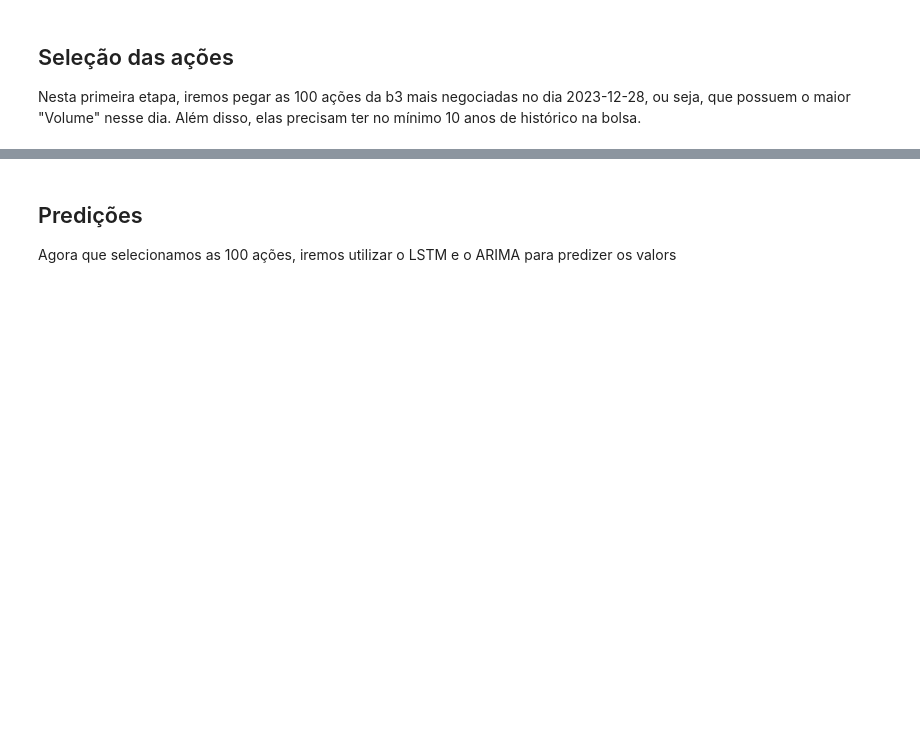
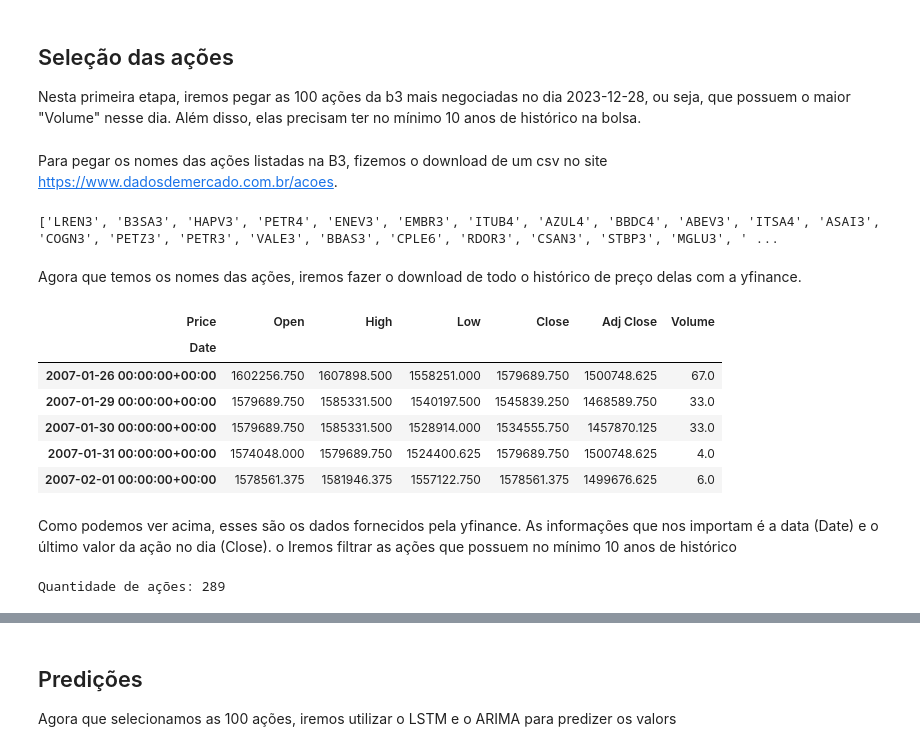
Before and after one commit to KayoRBC/TCC, a Jupyter notebook: notebook.ipynb, the cells around one changed output, grey strips where cells are left out. Drawn from its saved outputs; the diff is of its cells as text; code cells hidden in the pictures; blank space fills up the shorter version.

```diff
--- a/notebook.ipynb
+++ b/notebook.ipynb
@@ -62,22 +103,66 @@ def somar_um_dia(date: str) -> str:
+# %% [markdown]
+Para pegar os nomes das ações listadas na B3, fizemos o download de um csv no site https://www.dadosdemercado.com.br/acoes.
 # %%
 def get_b3_ticker_symbols() -> list:
-  """
-  download do csv nesse link: https://www.dadosdemercado.com.br/acoes
-  """
-  tickers_df = pd.read_csv('acoes-listadas-b3.csv')
-  return [f"{t}.SA" for t in tickers_df['Ticker'].tolist()]
+    """
+    download do csv nesse link: https://www.dadosdemercado.com.br/acoes
+    """
+    tickers_df = pd.read_csv('acoes-listadas-b3.csv')
+    return tickers_df['Ticker'].tolist()
+
+lst_b3_ticker_symbol = get_b3_ticker_symbols()
+print(lst_b3_ticker_symbol)
+# %% [output]
+['LREN3', 'B3SA3', 'HAPV3', 'PETR4', 'ENEV3', 'EMBR3', 'ITUB4', 'AZUL4', 'BBDC4', 'ABEV3', 'ITSA4', 'ASAI3', 'COGN3', 'PETZ3', 'PETR3', 'VALE3', 'BBAS3', 'CPLE6', 'RDOR3', 'CSAN3', 'STBP3', 'MGLU3', ' ...
+# %% [markdown]
+Agora que temos os nomes das ações, iremos fazer o download de todo o histórico de preço delas com a yfinance.
 # %%
+def somar_um_dia(date: str) -> str:
+    data = datetime.strptime(date, "%Y-%m-%d")
+    date = data + timedelta(days=1)
+    return date.strftime("%Y-%m-%d")
+
+
 def download_tickers_history(lst_ticker_symbols: list, max_history_date: str) -> dict:
-  df_tickers = yf.download(" ".join(lst_ticker_symbols), end=somar_um_dia(max_history_date), group_by="ticker")
-  dict_tickers = {}
-  for ticker_symbol in set([t[0] for t in df_tickers.keys()]):
-    dict_tickers[ticker_symbol] = df_tickers[ticker_symbol].dropna()
-  return dict_tickers
+    # precisamos adicionar '.SA' no final de cada ticker pois é assim que o yfinance espera
+    df_tickers = yf.download(".SA ".join(lst_ticker_symbols) + ".SA", end=somar_um_dia(max_history_date), group_by="ticker")
+    dict_tickers = {}
+    for ticker_symbol in set([t[0] for t in df_tickers.keys()]):
+        dict_tickers[ticker_symbol] = df_tickers[ticker_symbol].dropna()
+    return dict_tickers
+
+
+dict_tickers_history = None
+if (os.path.exists("dict_tickers_history.pkl")):
+    dict_tickers_history = jl.load("dict_tickers_history.pkl")
+else:
+    dict_tickers_history = download_tickers_history(lst_b3_ticker_symbol, max_history_date = "2023-12-28")
+    jl.dump(dict_tickers_history, "dict_tickers_history.pkl")
+
+next(iter(dict_tickers_history.values())).head()
+# %% [output]
+| Price | Open | High | Low | Close | Adj Close | Volume |
+| Date |  |  |  |  |  |  |
+| 2007-01-26 00:00:00+00:00 | 1602256.750 | 1607898.500 | 1558251.000 | 1579689.750 | 1500748.625 | 67.0 |
+| 2007-01-29 00:00:00+00:00 | 1579689.750 | 1585331.500 | 1540197.500 | 1545839.250 | 1468589.750 | 33.0 |
+| 2007-01-30 00:00:00+00:00 | 1579689.750 | 1585331.500 | 1528914.000 | 1534555.750 | 1457870.125 | 33.0 |
+| 2007-01-31 00:00:00+00:00 | 1574048.000 | 1579689.750 | 1524400.625 | 1579689.750 | 1500748.625 | 4.0 |
+| 2007-02-01 00:00:00+00:00 | 1578561.375 | 1581946.375 | 1557122.750 | 1578561.375 | 1499676.625 | 6.0 |
+# %% [markdown]
+Como podemos ver acima, esses são os dados fornecidos pela yfinance. As informações que nos importam é a data (Date) e o último valor da ação no dia (Close). o Iremos filtrar as ações que possuem no mínimo 10 anos de histórico
 # %%
-def filter_tickers_history_by_age(dict_ticker_history: dict, max_history_date: str, min_age_in_years: int) -> dict:
-  dict_tickers = {}
-  min_history_date = pytz.utc.localize(datetime.strptime(max_history_date, "%Y-%m-%d")) - relativedelta(years=min_age_in_years)
-  for t, history in dict_tickers_history.items():
-    if not history.empty and history.index.min() < min_history_date:
-      dict_tickers[t] = history
-  return dict_tickers
+max_history_date = "2023-12-28"
+
+def filter_tickers_history_by_age(dict_tickers_history: dict, max_history_date: str, min_age_in_years: int) -> dict:
+    dict_tickers = {}
+    min_history_date = pytz.utc.localize(datetime.strptime(max_history_date, "%Y-%m-%d")) - relativedelta(years=min_age_in_years)
+    for t, history in dict_tickers_history.items():
+        if not history.empty and history.index.min() < min_history_date:
+            dict_tickers[t] = history
+    return dict_tickers
+
+dict_tickers_history = filter_tickers_history_by_age(dict_tickers_history, max_history_date, min_age_in_years=10)
+
+print(f"Quantidade de ações: {len(dict_tickers_history)}")
+# %% [output]
+Quantidade de ações: 289
```
Also changed, not shown: parts of 35 cells of this notebook, 2 other files.
